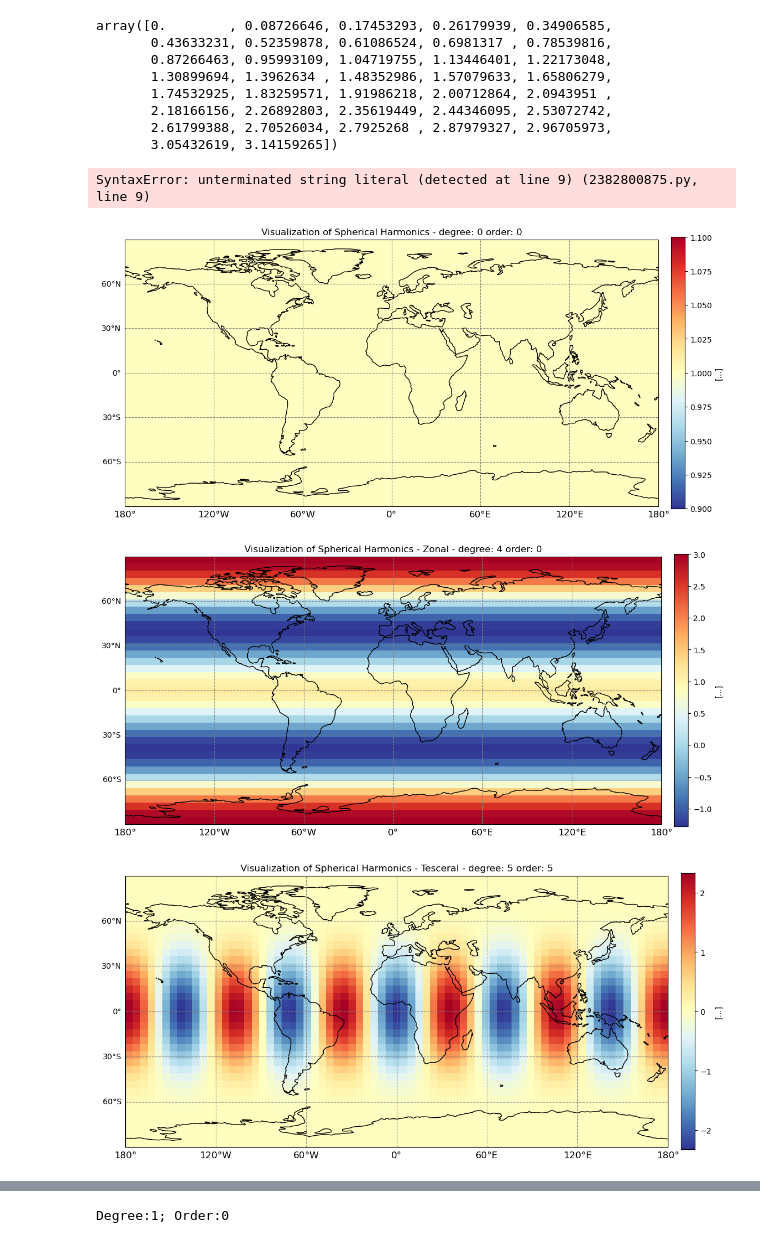
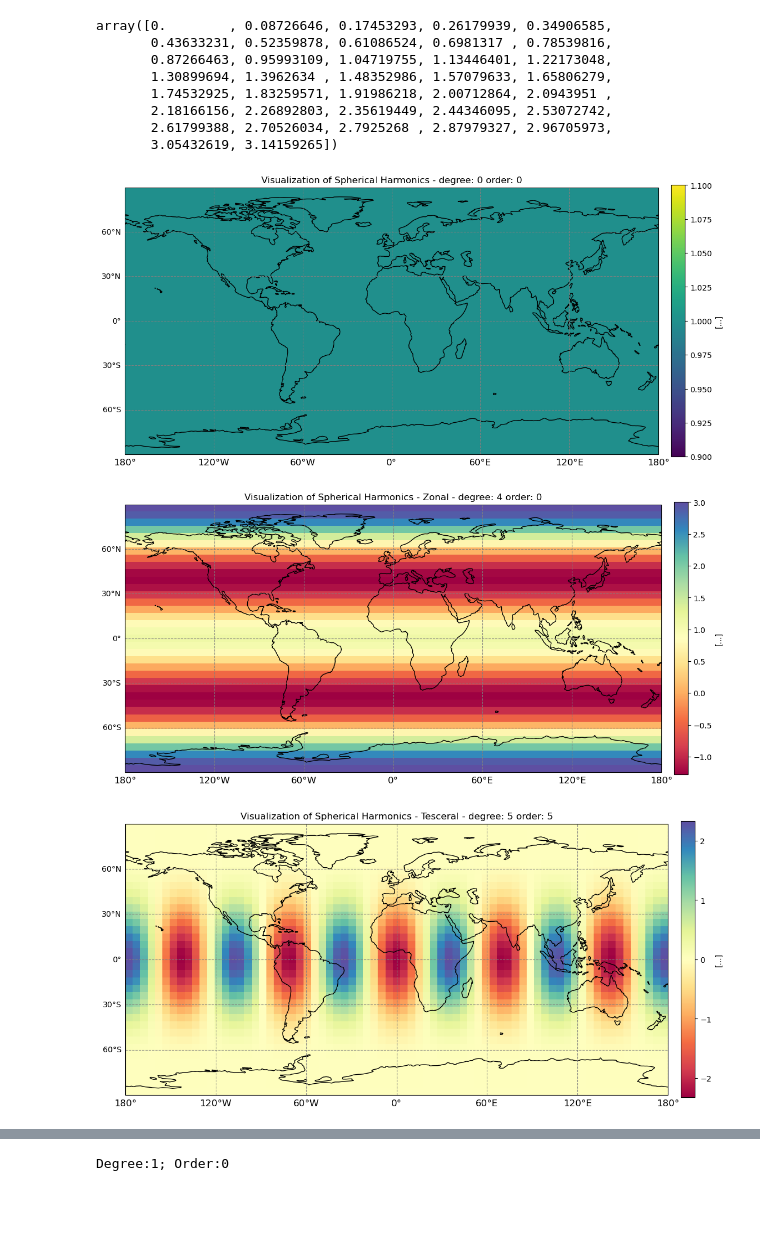
Before and after one commit to GESS-research-group/pyshbundle, a Jupyter notebook: notebooks/intro_spherical_harmonics_with_pyshbundle.ipynb, the cells around one changed output, grey strips where cells are left out. Drawn from its saved outputs; the diff is of its cells as text; code cells hidden in the pictures; blank space fills up the shorter version.

Commit message:
visualization bug solved, added new ylm_plot and tutorials

```diff
--- a/notebooks/intro_spherical_harmonics_with_pyshbundle.ipynb
+++ b/notebooks/intro_spherical_harmonics_with_pyshbundle.ipynb
@@ -238,44 +272,6 @@ similar to the plm and plmplot in SHBundle
 $$
 
 $$
-# %%
-import pyshbundle.plm
-
-def surface_spherical_hormonics(l: int, m: int):
-    """_summary_
-
-    Args:
-        l (int): Degree
-        m (int): Order
-
-    Returns:
-        _type_: _description_
-    """
-
-    # input handling
-    assert l >= 0
-
-    assert m >= 0
-
-    assert m <= l
-
-    # main code
-    thetaRAD  = np.linspace(0,np.pi,37)
-    lambdaRAD = np.linspace(0,2*np.pi,73)
-
-    cosml = np.cos(m*lambdaRAD)
-    sinml = np.sin(m*lambdaRAD)
-
-    arr = np.zeros((1,1))
-    arr[0] = l
-
-
-    p = pyshbundle.plm.plm(arr, m, thetaRAD, nargin=1, nargout=1)
-
-    ylmc = p * cosml
-    ylms = p * sinml
-
-    return (ylmc, ylms)
 # %%
 ylmc, ylms = surface_spherical_hormonics(l=2, m=1)
 # %%
@@ -293,25 +289,6 @@ array([0.        , 0.08726646, 0.17453293, 0.26179939, 0.34906585,
        2.18166156, 2.26892803, 2.35619449, 2.44346095, 2.53072742,
        2.61799388, 2.70526034, 2.7925268 , 2.87979327, 2.96705973,
        3.05432619, 3.14159265])
-# %%
-l = 2
-m = 1
-
-
-nlam   = min(400,(abs(m)+1)*100)
-ntet   = min(200,(l-abs(m)+2)*50)
-
-lmbda = np.linspace(-np.pi,np.pi,nlam)
-theta  = np.linspace(0,np.pi,ntet)'
-
-[Lam,The] = np.meshgrid(lmbda,theta)
-
-[X,Y,Z] = sph2cart(Lam, np.pi/2-The,1)
-hs   = surf(X,Y,Z,y); shading interp
-axis equal; axis off
-lamTitle = true
-# %% [output]
-SyntaxError: unterminated string literal (detected at line 9) (2382800875.py, line 9)
 # %%
 # basic plotting of SH coeff on plane
 l = 0
@@ -354,7 +331,7 @@ plt.colorbar(im, orientation='vertical', shrink=0.85, pad=0.02,label=f"[...]")
 plt.title(f"Visualization of Spherical Harmonics - degree: {l} order: {m}")
 plt.show()
 # %% [output]
-[figure, old version]
+[figure, new version]
 # %%
 # basic plotting of SH coeff on plane - Zonal
 l = 4
@@ -373,35 +350,35 @@ x, y = np.meshgrid(lons, lats)
 max_level = 2.4
 min_level = -2.4
 step_level = 0.1
 
 if m >= 0 :
     #plt.contourf(x, y, ylmc_40[:, 0, :], cmap='RdYlBu_r', levels = np.arange(min_level, max_level + step_level, step_level))
     img_extent = (-180, 180, -90, 90)
 
     # plot the data
-    im = ax.imshow(ylmc_40[:, 0, :], origin='upper', extent=img_extent, transform=ccrs.PlateCarree(),)
+    im = ax.imshow(ylmc_40[:, 0, :], origin='upper', extent=img_extent, transform=ccrs.PlateCarree(), cmap="Spectral")
 else:
     plt.contourf(x, y, ylms[:, 0, :], cmap='RdYlBu_r')
 
 
 # setting gridlines
 gl = ax.gridlines(crs = ccrs.PlateCarree(), draw_labels=True, x_inline=False, y_inline=False, color='gray', alpha=0.9, linestyle='--')
 # remove top x label
 gl.top_labels = False
 # change x label styles - font size ad colour
 gl.xlabel_style = {'size':12,}
 # left and right labels
 gl.left_labels = True
 gl.right_labels = False
 # coastlines
 ax.coastlines()
 
 plt.colorbar(im, orientation='vertical', shrink=0.85, pad=0.02,label=f"[...]")
 
 plt.title(f"Visualization of Spherical Harmonics - Zonal - degree: {l} order: {m}")
 plt.show()
 # %% [output]
-[figure, old version]
+[figure, new version]
 # %%
 # basic plotting of SH coeff on plane - Teseral
 l = 5
@@ -426,7 +403,7 @@ if m >=0 :
     img_extent = (-180, 180, -90, 90)
 
     # plot the data
-    im = ax.imshow(ylmc_55[:, 0, :], origin='upper', extent=img_extent, transform=ccrs.PlateCarree(),)
+    im = ax.imshow(ylmc_55[:, 0, :], origin='upper', extent=img_extent, transform=ccrs.PlateCarree(), cmap="Spectral")
 
 else:
     plt.contourf(x, y, ylms[:, 0, :], cmap='RdYlBu_r')
@@ -449,7 +426,7 @@ plt.colorbar(im, orientation='vertical', shrink=0.85, pad=0.02,label=f"[...]")
 plt.title(f"Visualization of Spherical Harmonics - Tesceral - degree: {l} order: {m}")
 plt.show()
 # %% [output]
-[figure, old version]
+[figure, new version]
 # %%
 # basic plotting of SH coeff on plane - Sectoral
 l = 11
```
Also changed, not shown: parts of 7 cells of this notebook, 3 other files.
